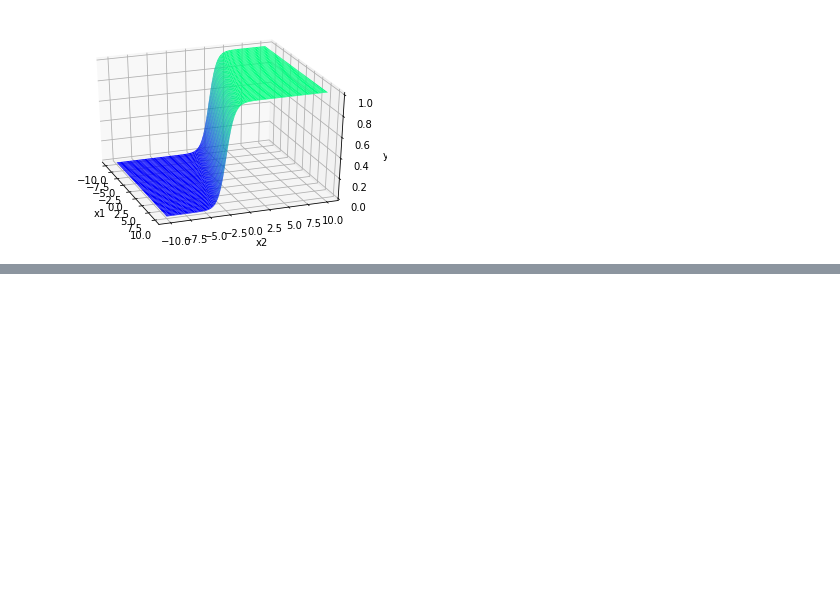
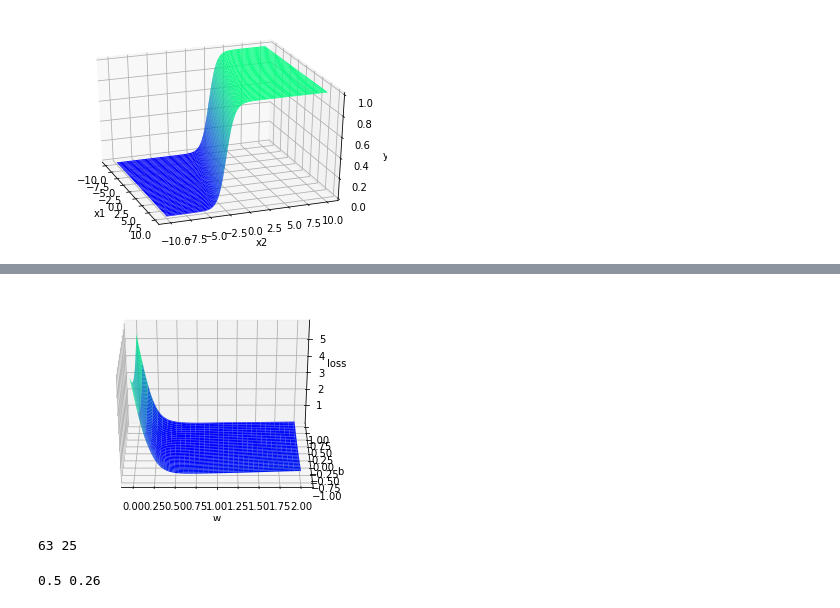
Before and after one commit to MSR806/DL, a Jupyter notebook: DL_SigmoidNeuron.ipynb, the cells around one changed output, grey strips where cells are left out. Saved outputs shown, nothing was run; the diff lists cells and outputs as text; code cells hidden in the pictures; blank space fills up the shorter version.

```diff
--- a/DL_SigmoidNeuron.ipynb
+++ b/DL_SigmoidNeuron.ipynb
@@ -59,0 +93,12 @@ plt.show()
+# %%
+fig = plt.figure()
+ax = plt.axes(projection="3d")
+ax.plot_surface(WW, BB, Loss, cmap='winter')
+ax.set_xlabel('w')
+ax.set_ylabel('b')
+ax.set_zlabel('loss')
+
+ax.view_init(30, 360-90)
+plt.show()
+# %% [output]
+[figure, added]
@@ -59,0 +109,8 @@ plt.show()
+# %%
+print(i,j)
+# %% [output]
+63 25
+# %%
+print(WW[i,j], BB[i,j])
+# %% [output]
+0.5 0.26
```
Also changed, not shown: parts of 8 cells of this notebook.
